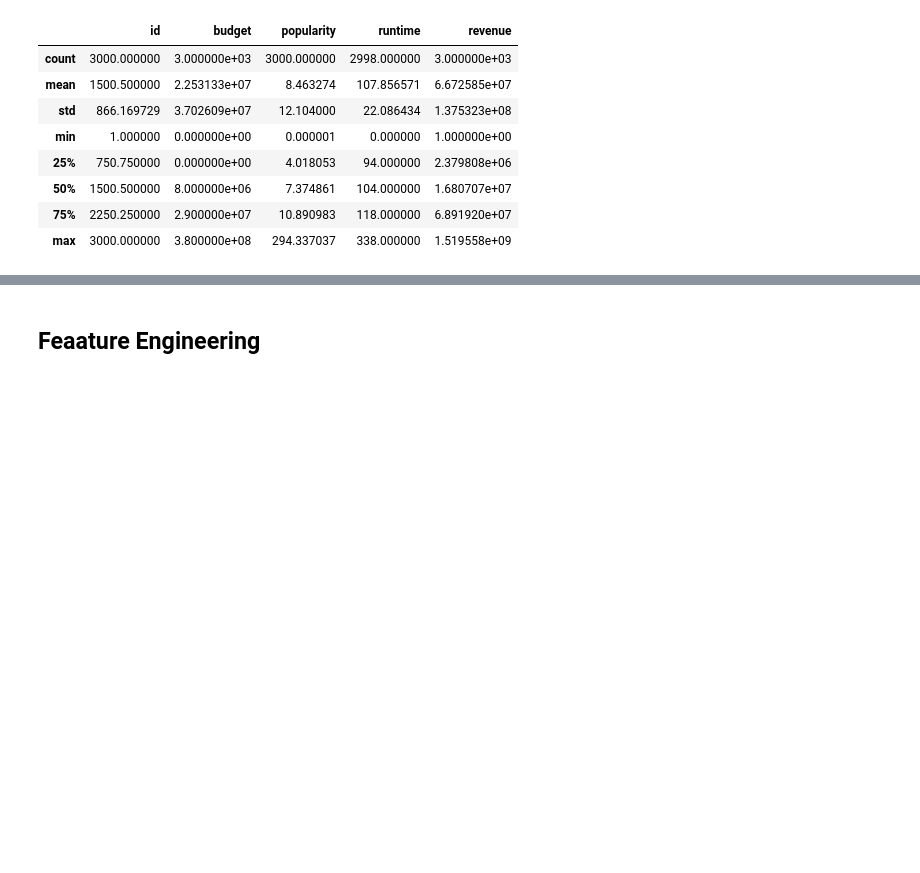
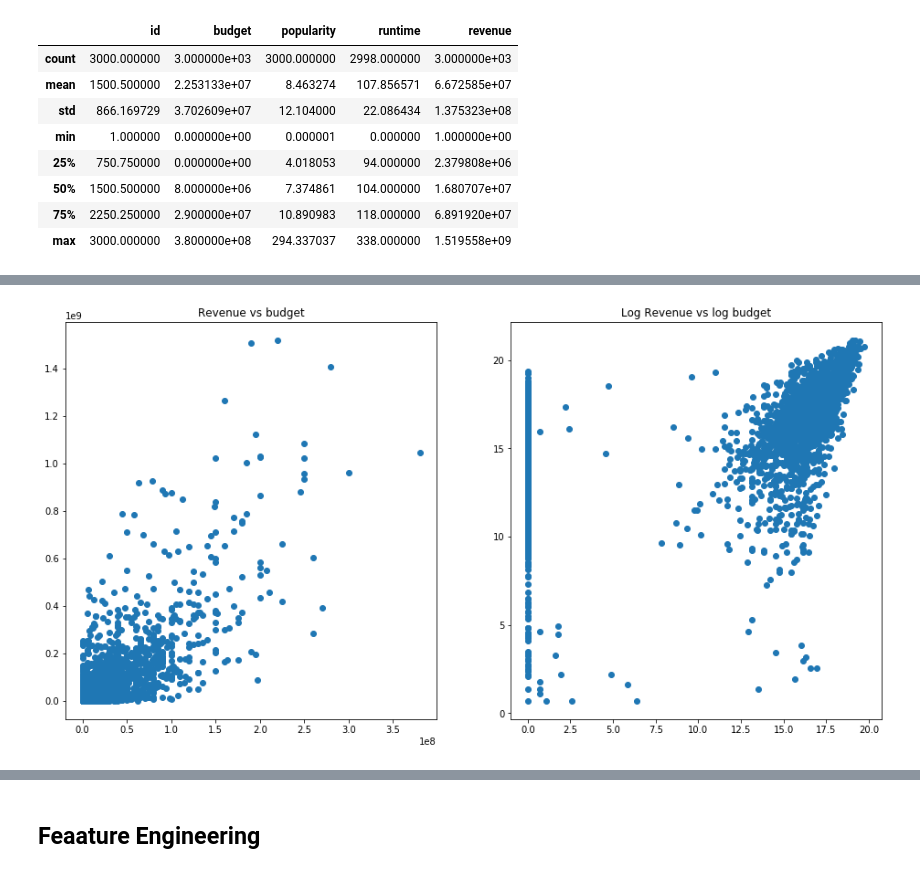
Before and after one commit to OracyC/TMDB-Box-Office-Prediction, a Jupyter notebook: TMDB_Box_Office_Prediction.ipynb, the cells around one changed output, grey strips where cells are left out. Cells and saved outputs as stored; diff of their text form; code cells hidden in the pictures; blank space fills up the shorter version.

```diff
--- a/TMDB_Box_Office_Prediction.ipynb
+++ b/TMDB_Box_Office_Prediction.ipynb
@@ -80,0 +94,10 @@ train.describe(include=['O'])
+# %%
+plt.figure(figsize=(16, 8))
+plt.subplot(1, 2, 1)
+plt.scatter(train['budget'], train['revenue'])
+plt.title('Revenue vs budget');
+plt.subplot(1, 2, 2)
+plt.scatter(np.log1p(train['budget']), np.log1p(train['revenue']))
+plt.title('Log Revenue vs log budget');
+# %% [output]
+[figure, added]
```
Also changed, not shown: parts of 11 cells of this notebook.
